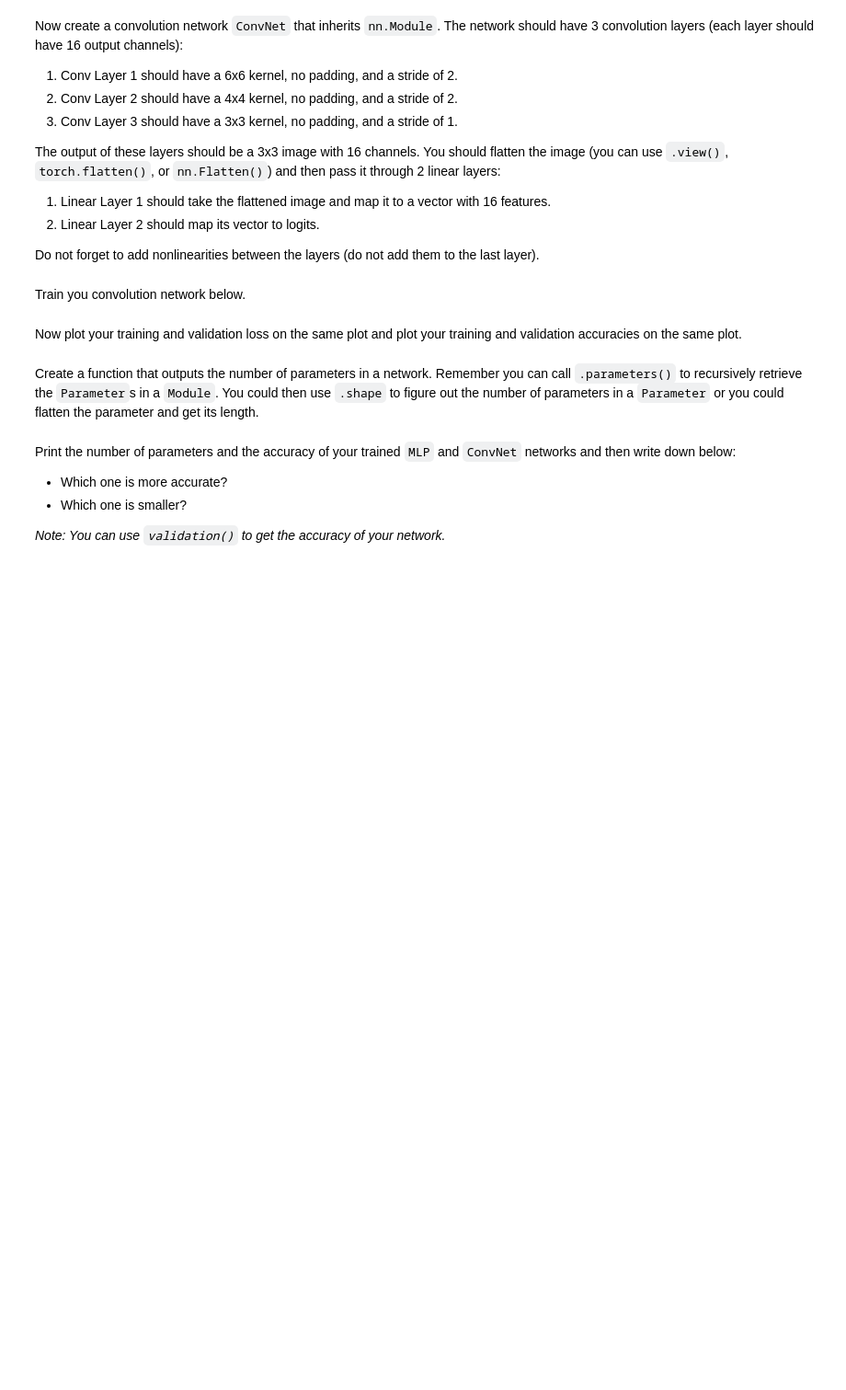
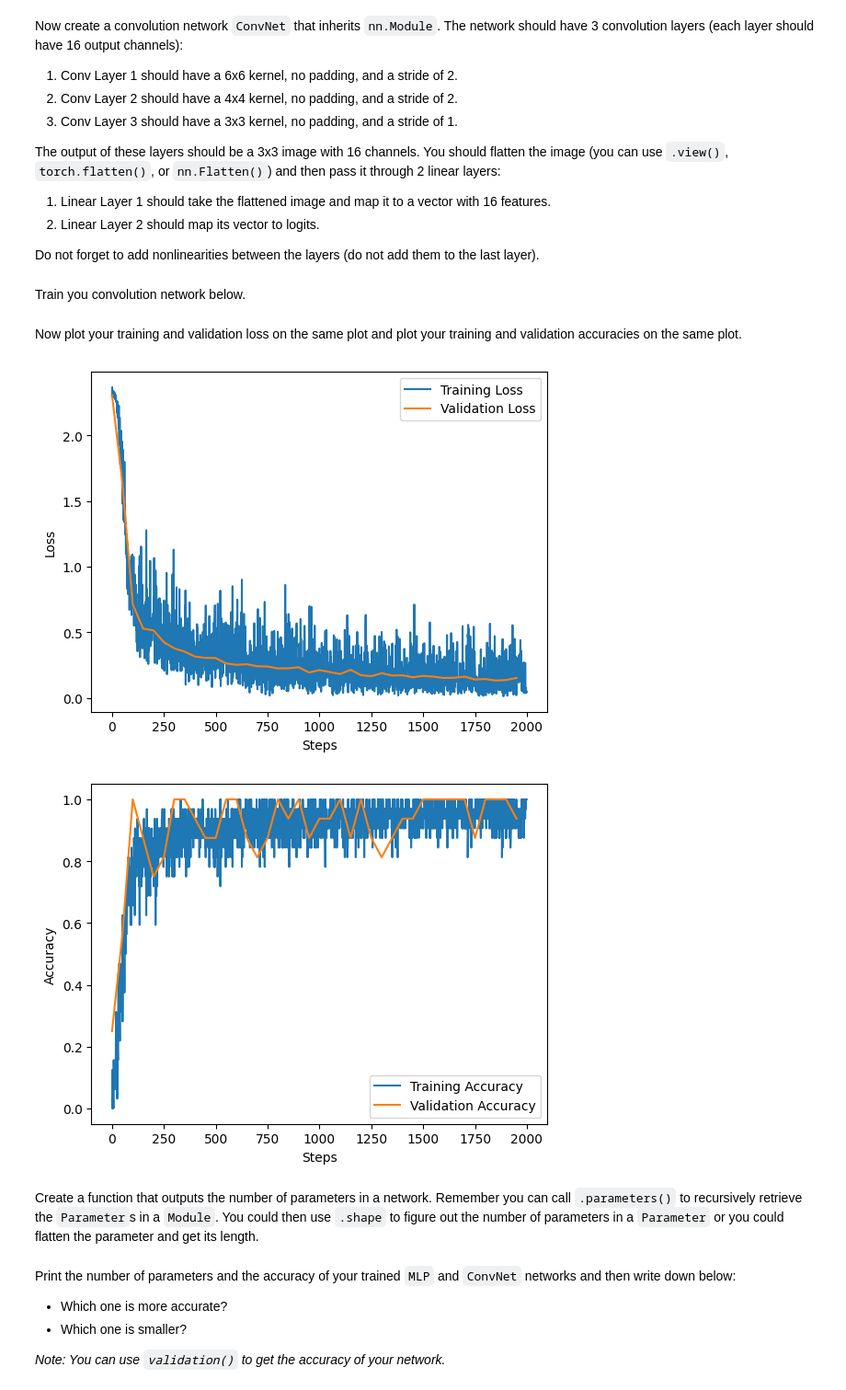
Before and after one commit to AidenEdwards-BYU/CS-474, a Jupyter notebook: lab3_cross_entropy_convnets.ipynb, the cells around one changed output. Shown at 92% size. Saved outputs shown, nothing was run; the diff lists cells and outputs as text; code cells hidden in the pictures; blank space fills up the shorter version.

```diff
--- a/lab3_cross_entropy_convnets.ipynb
+++ b/lab3_cross_entropy_convnets.ipynb
@@ -496,10 +604,3 @@ You should flatten the image (you can use `.view()`, `torch.flatten()`, or `nn.F
 2. Linear Layer 2 should map its vector to logits.
 
 Do not forget to add nonlinearities between the layers (do not add them to the last layer).
-# %%
-class ConvNet(nn.Module):
-    def __init__(self, ):
-        pass
-
-    def forward(self, x):
-        pass
@@ -507,15 +637,36 @@ class ConvNet(nn.Module):
 Train you convolution network below.
 # %%
 # TODO: Set seed for reproducibility
-
+torch.manual_seed(0)
 # TODO: Initalize your ConvNet, called 'conv_net'
-conv_net = None
+conv_net = ConvNet()
+conv_net = conv_net.to(device)
 
 # TODO: Create an Adam optimizer (lr=.001 works well)
+lr = 0.001
+Adam_optimizer = torch.optim.Adam(conv_net.parameters(), lr=lr)
 
 # TODO: Train your ConvNet for 2000 steps and set log_val_interval=50
+train_losses, train_accuracies, val_losses, val_accuracies = train(conv_net, train_loader, val_loader, Adam_optimizer, n_optimization_steps=2000, log_val_interval=50)
 # %% [markdown]
 Now plot your training and validation loss on the same plot and plot your training and validation accuracies on the same plot.
+# %%
+plt.plot(torch.arange(len(train_losses)), train_losses, label="Training Loss")
+plt.plot(val_x, val_losses, label="Validation Loss")
+plt.xlabel("Steps")
+plt.ylabel("Loss")
+plt.legend()
+plt.show()
+
+plt.plot(torch.arange(len(train_accuracies)), train_accuracies, label="Training Accuracy")
+plt.plot(val_x, val_accuracies, label="Validation Accuracy")
+plt.xlabel("Steps")
+plt.ylabel("Accuracy")
+plt.legend()
+plt.show()
+# %% [output]
+[figure, added]
+[figure, added]
 # %% [markdown]
 Create a function that outputs the number of parameters in a network.
 Remember you can call `.parameters()` to recursively retrieve the `Parameter`s in a `Module`.
```
Also changed, not shown: parts of 23 cells of this notebook.
